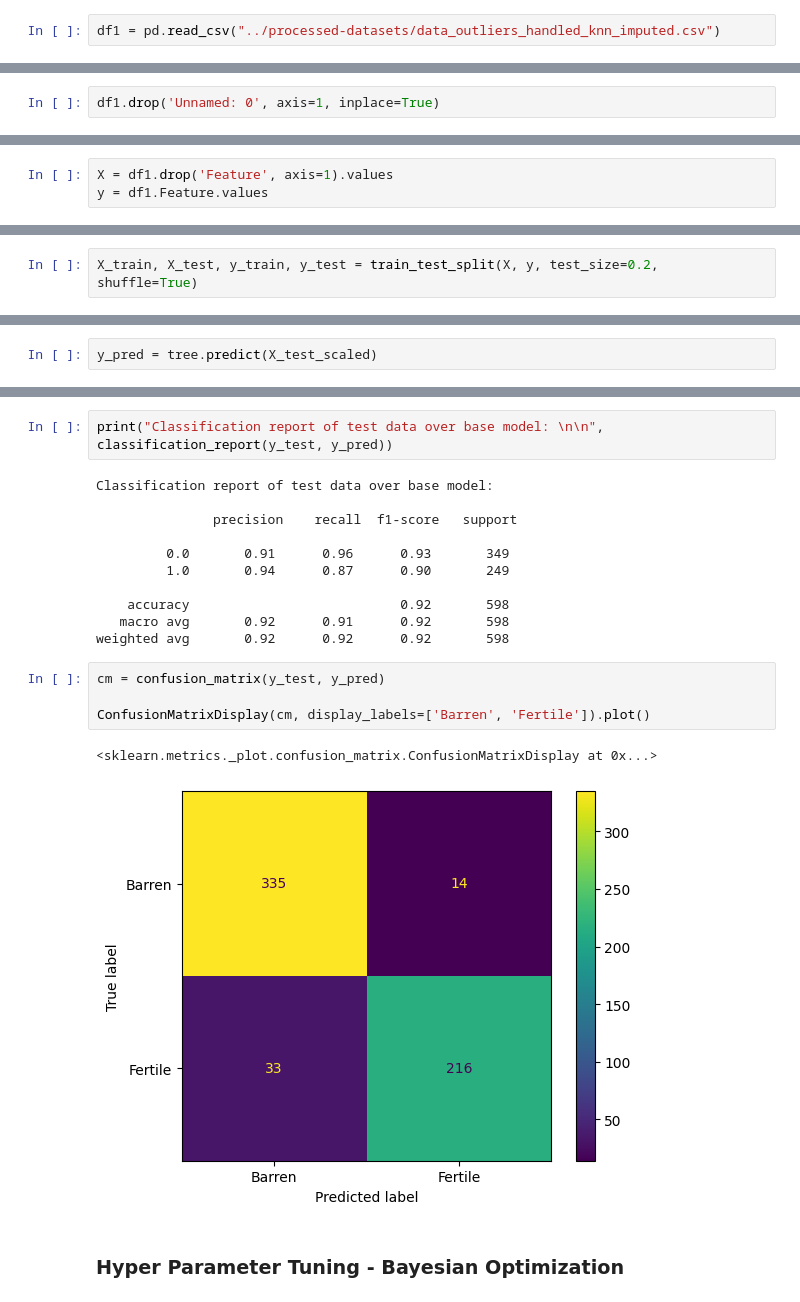
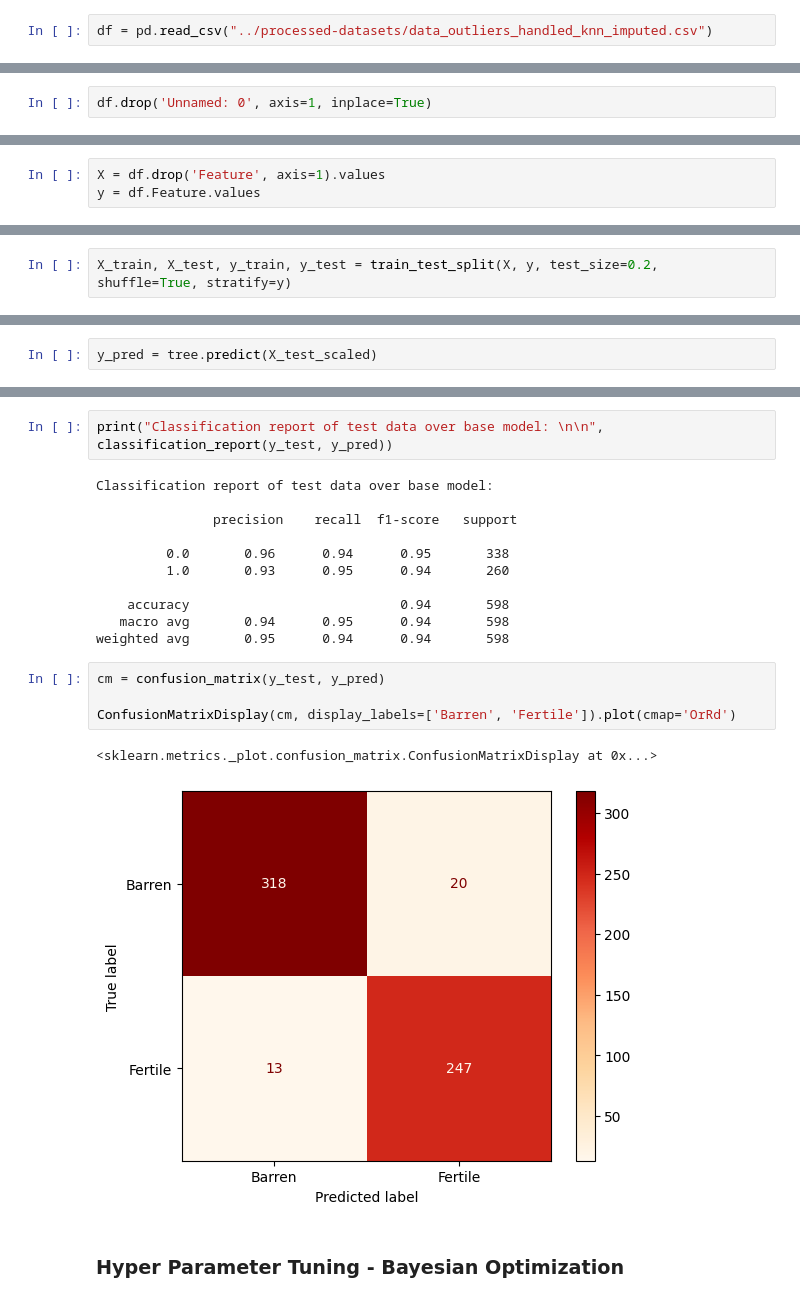
Before and after one commit to phaniram05/zircon-fertility-dsc, a Jupyter notebook: models/Decision Trees.ipynb, the cells around one changed output, grey strips where cells are left out. Saved outputs shown, nothing was run; the diff lists cells and outputs as text.

```diff
--- a/models/Decision Trees.ipynb
+++ b/models/Decision Trees.ipynb
@@ -37,5 +37,5 @@ warnings.filterwarnings('ignore', category=DeprecationWarning)
 # %% [markdown]
 ### Analysis on K-means Imputed and Outlier handled dataset
 # %%
-df1 = pd.read_csv("../processed-datasets/data_outliers_handled_knn_imputed.csv")
+df = pd.read_csv("../processed-datasets/data_outliers_handled_knn_imputed.csv")
 # %%
@@ -49,5 +49,5 @@ df1.head()
 | 4 | 4 | 222.0 | 0.0 | 4.93 | 0.070 | 16.500 | 0.150 | 2.32000 | 8.23000 | 1.52000 | ... | ... |
 5 rows × 22 columns
 # %%
-df1.drop('Unnamed: 0', axis=1, inplace=True)
+df.drop('Unnamed: 0', axis=1, inplace=True)
 # %%
@@ -62,11 +62,11 @@ df1.sample(5)
 5 rows × 21 columns
 # %%
-X = df1.drop('Feature', axis=1).values
-y = df1.Feature.values
+X = df.drop('Feature', axis=1).values
+y = df.Feature.values
 # %% [markdown]
 ### Splitting the dataset
 # %%
-X_train, X_test, y_train, y_test = train_test_split(X, y, test_size=0.2, shuffle=True)
+X_train, X_test, y_train, y_test = train_test_split(X, y, test_size=0.2, shuffle=True, stratify=y)
 # %% [markdown]
 ### Scaling the data using Standard Scaler
 # %%
@@ -99,19 +99,19 @@ Classification report of test data over base model:
 
                precision    recall  f1-score   support
 
-         0.0       0.91      0.96      0.93       349
-         1.0       0.94      0.87      0.90       249
+         0.0       0.96      0.94      0.95       338
+         1.0       0.93      0.95      0.94       260
 
-    accuracy                           0.92       598
-   macro avg       0.92      0.91      0.92       598
-weighted avg       0.92      0.92      0.92       598
+    accuracy                           0.94       598
+   macro avg       0.94      0.95      0.94       598
+weighted avg       0.95      0.94      0.94       598
 # %%
 cm = confusion_matrix(y_test, y_pred)
 
-ConfusionMatrixDisplay(cm, display_labels=['Barren', 'Fertile']).plot()
+ConfusionMatrixDisplay(cm, display_labels=['Barren', 'Fertile']).plot(cmap='OrRd')
 # %% [output]
 <sklearn.metrics._plot.confusion_matrix.ConfusionMatrixDisplay at 0x...>
-[figure, old version]
+[figure, new version]
 # %% [markdown]
 ### Hyper Parameter Tuning - Bayesian Optimization
 # %%
```
Also changed, not shown: parts of 27 cells of this notebook, 33 other files.
